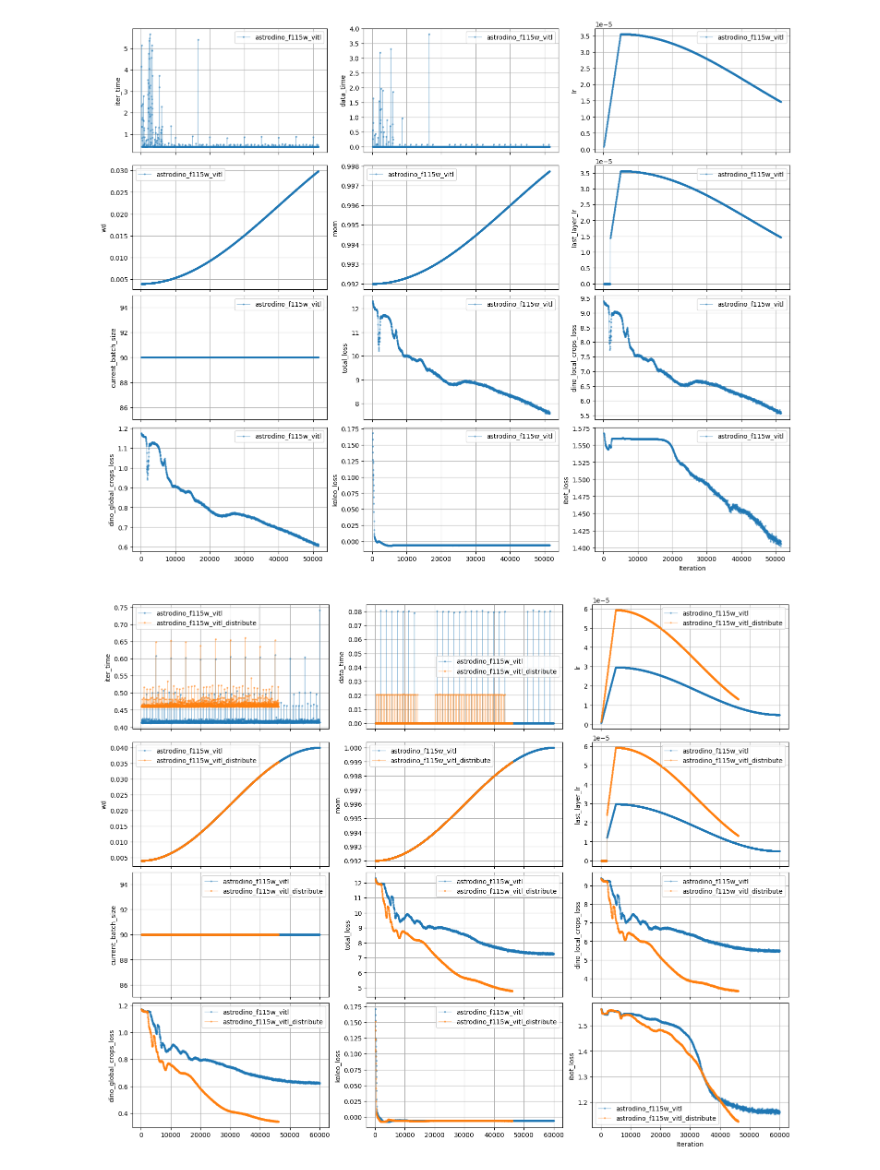
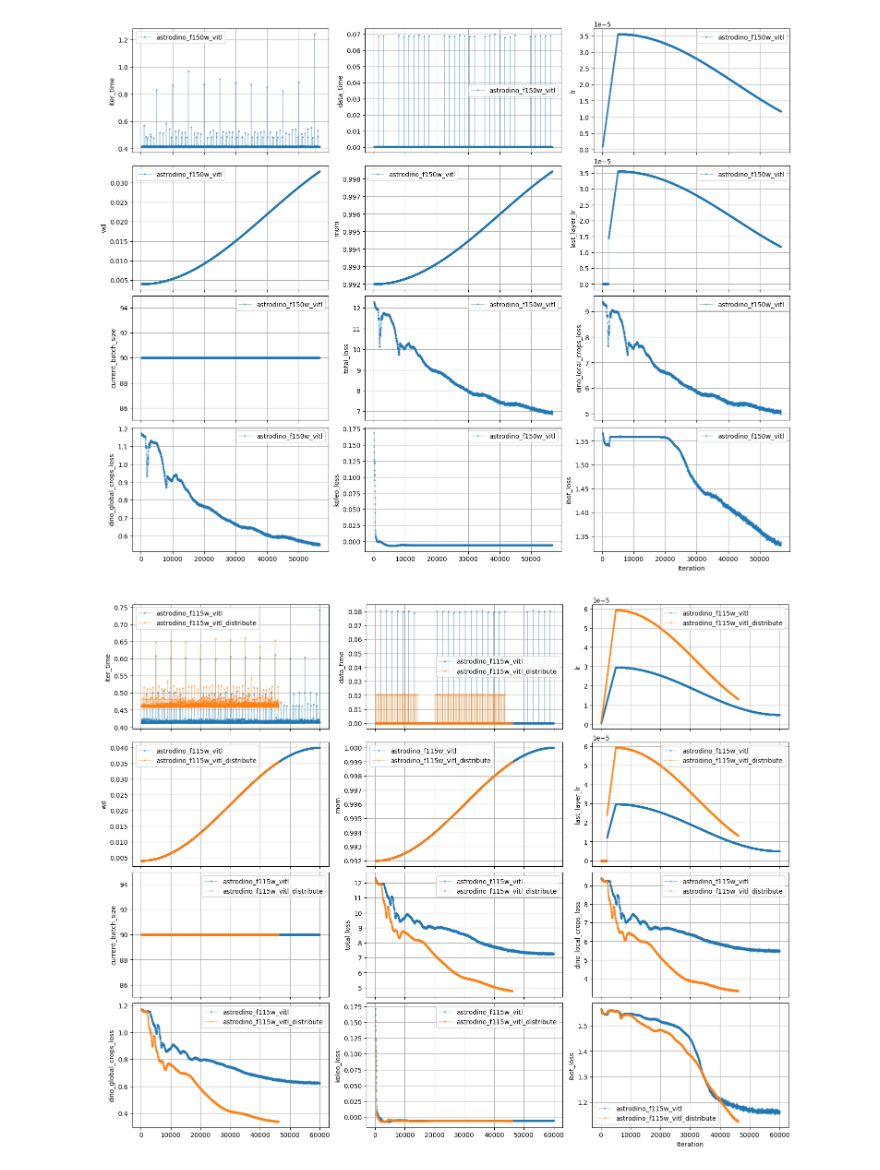
Before and after one commit to 2003cy/ssl_outthere, a Jupyter notebook: encoder_image/astrodino/model/check_train_metric.ipynb, the cells around one changed output. Cells and saved outputs as stored; diff of their text form; code cells hidden in the pictures.

```diff
--- a/encoder_image/astrodino/model/check_train_metric.ipynb
+++ b/encoder_image/astrodino/model/check_train_metric.ipynb
@@ -77,14 +77,14 @@ def plot_train_metric_from_files(data_path_lis):
 # %%
 data_list =[
              #"AstroCLIP/outputs/astroclip_image/astrodino_desi_vitl/training_metrics.json",
              #"AstroCLIP/outputs/astroclip_image/astrodino_desi_vitb/training_metrics.json",
              #"AstroCLIP/outputs/astroclip_image/astrodino_f115w_vitl/training_metrics.json",
              #"AstroCLIP/outputs/astroclip_image/astrodino_f115w_vitl_var/training_metrics.json",
-             "astrodino_f115w_vitl/training_metrics.json",
+             "astrodino_f150w_vitl/training_metrics.json",
 ]
 plot_train_metric_from_files(data_list)
 # %% [output]
-[figure, old version]
+[figure, new version]
 # %%
 from tqdm.auto import tqdm
 data_list = [ "/ptmp/yacheng/outthere_ssl/AstroCLIP/outputs/astroclip_image/astrodino_f115w_vitl/training_metrics.json",
```
Also changed, not shown: 11 other files.
